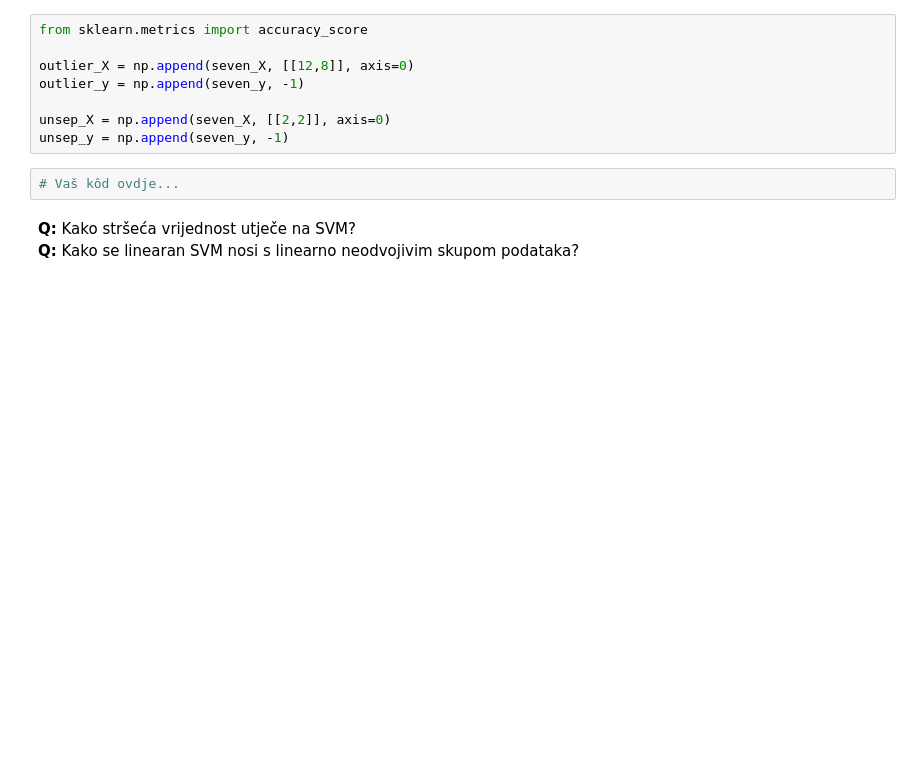
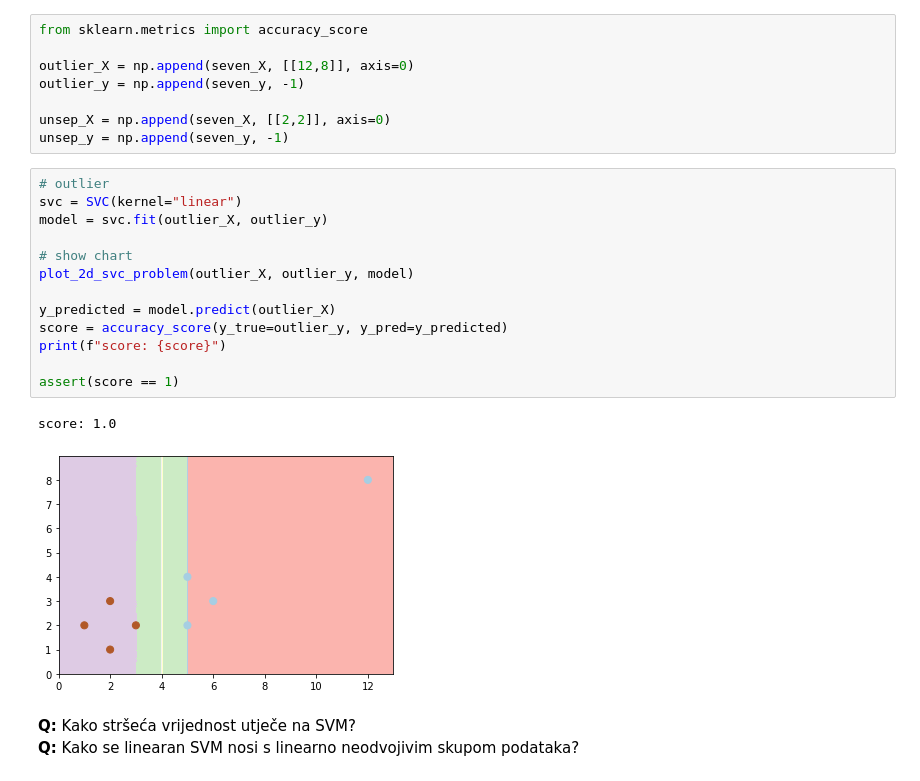
Before and after one commit to sskender/machine-learning-1, a Jupyter notebook: SU1-2021-08-09-10-SVM.ipynb, the cells around one changed output. Drawn from its saved outputs; the diff is of its cells as text; blank space fills up the shorter version.

```diff
--- a/SU1-2021-08-09-10-SVM.ipynb
+++ b/SU1-2021-08-09-10-SVM.ipynb
@@ -106,8 +166,22 @@ outlier_y = np.append(seven_y, -1)
 
 unsep_X = np.append(seven_X, [[2,2]], axis=0)
 unsep_y = np.append(seven_y, -1)
-# %%
-# Vaš kôd ovdje...
+# %%
+# outlier
+svc = SVC(kernel="linear")
+model = svc.fit(outlier_X, outlier_y)
+
+# show chart
+plot_2d_svc_problem(outlier_X, outlier_y, model)
+
+y_predicted = model.predict(outlier_X)
+score = accuracy_score(y_true=outlier_y, y_pred=y_predicted)
+print(f"score: {score}")
+
+assert(score == 1)
+# %% [output]
+score: 1.0
+[figure, added]
 # %% [markdown]
 **Q:** Kako stršeća vrijednost utječe na SVM?
 **Q:** Kako se linearan SVM nosi s linearno neodvojivim skupom podataka?
```
Also changed, not shown: parts of 7 cells of this notebook.
